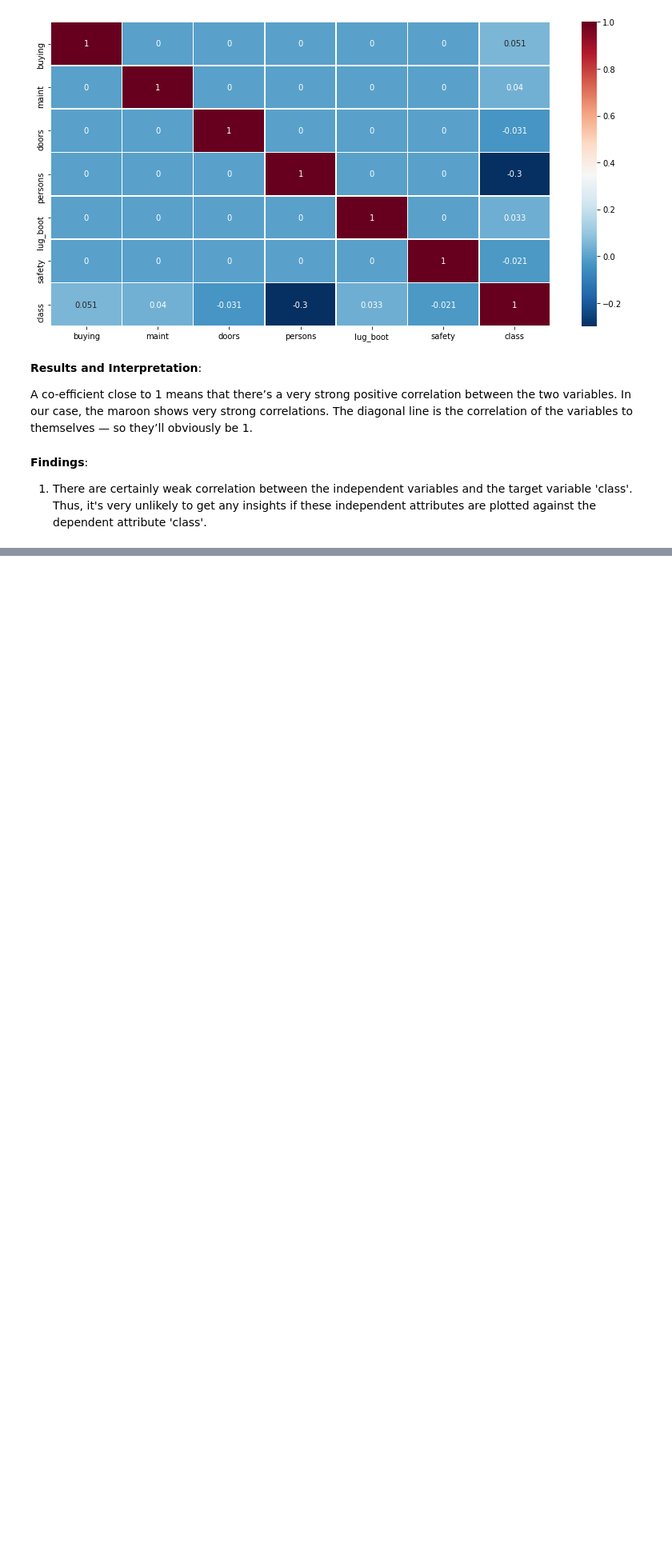
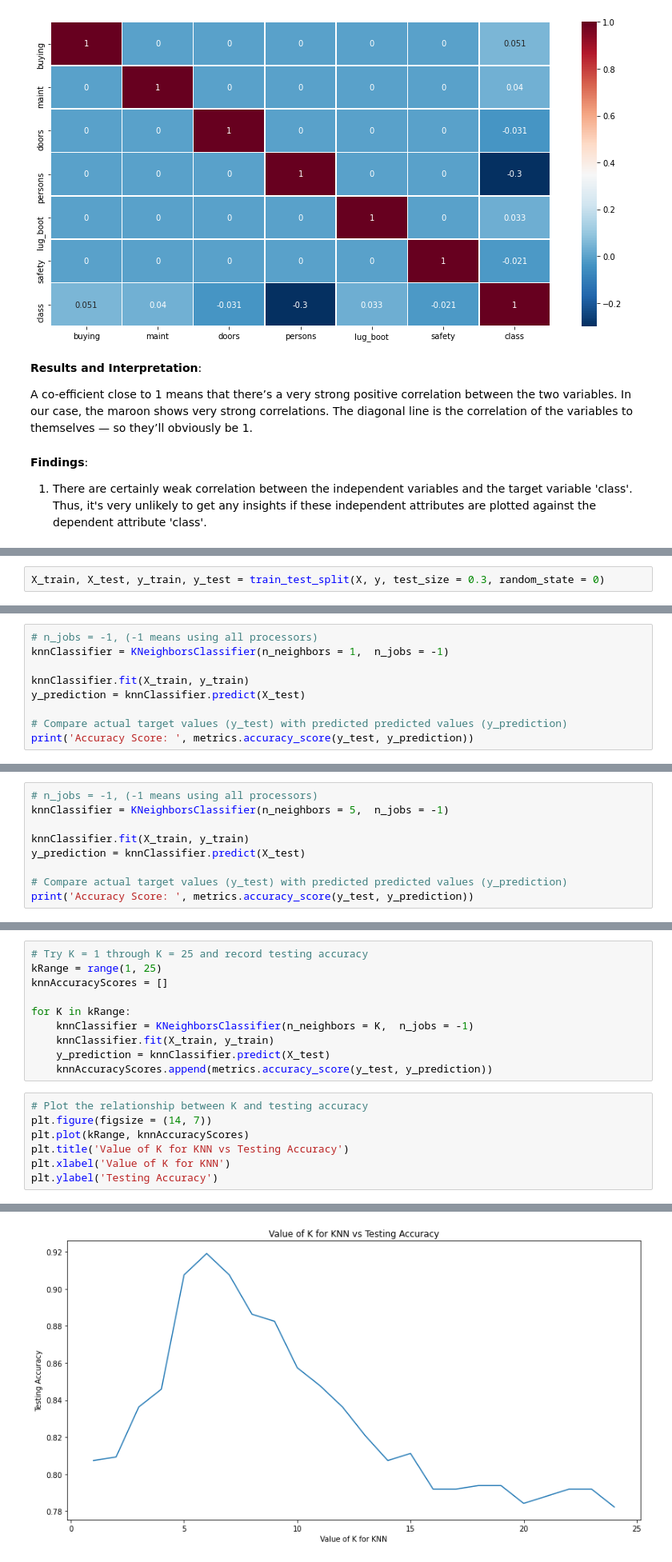
Before and after one commit to zaedulislam/Machine_Learning_Projects, a Jupyter notebook: Car Acceptability Evaluation/Car Acceptability Evaluation.ipynb, the cells around one changed output, grey strips where cells are left out. Shown at 80% size. Cells and saved outputs as stored; diff of their text form; blank space fills up the shorter version.

Commit message:
Perform KNN classifier

```diff
--- a/Car Acceptability Evaluation/Car Acceptability Evaluation.ipynb
+++ b/Car Acceptability Evaluation/Car Acceptability Evaluation.ipynb
@@ -152,0 +172,2 @@ A co-efficient close to 1 means that there’s a very strong positive correlatio
+# %%
+X_train, X_test, y_train, y_test = train_test_split(X, y, test_size = 0.3, random_state = 0)
@@ -152,0 +178,9 @@ A co-efficient close to 1 means that there’s a very strong positive correlatio
+# %%
+# n_jobs = -1, (-1 means using all processors)
+knnClassifier = KNeighborsClassifier(n_neighbors = 1,  n_jobs = -1)
+
+knnClassifier.fit(X_train, y_train)
+y_prediction = knnClassifier.predict(X_test)
+
+# Compare actual target values (y_test) with predicted predicted values (y_prediction)
+print('Accuracy Score: ', metrics.accuracy_score(y_test, y_prediction))
@@ -152,0 +191,9 @@ A co-efficient close to 1 means that there’s a very strong positive correlatio
+# %%
+# n_jobs = -1, (-1 means using all processors)
+knnClassifier = KNeighborsClassifier(n_neighbors = 5,  n_jobs = -1)
+
+knnClassifier.fit(X_train, y_train)
+y_prediction = knnClassifier.predict(X_test)
+
+# Compare actual target values (y_test) with predicted predicted values (y_prediction)
+print('Accuracy Score: ', metrics.accuracy_score(y_test, y_prediction))
@@ -152,0 +204,18 @@ A co-efficient close to 1 means that there’s a very strong positive correlatio
+# %%
+# Try K = 1 through K = 25 and record testing accuracy
+kRange = range(1, 25)
+knnAccuracyScores = []
+
+for K in kRange:
+    knnClassifier = KNeighborsClassifier(n_neighbors = K,  n_jobs = -1)
+    knnClassifier.fit(X_train, y_train)
+    y_prediction = knnClassifier.predict(X_test)
+    knnAccuracyScores.append(metrics.accuracy_score(y_test, y_prediction))
+# %%
+# Plot the relationship between K and testing accuracy
+plt.figure(figsize = (14, 7))
+plt.plot(kRange, knnAccuracyScores)
+plt.title('Value of K for KNN vs Testing Accuracy')
+plt.xlabel('Value of K for KNN')
+plt.ylabel('Testing Accuracy')
+# %% [output]
@@ -152,0 +223 @@ A co-efficient close to 1 means that there’s a very strong positive correlatio
+[figure, added]
```
Also changed, not shown: parts of 15 cells of this notebook.
